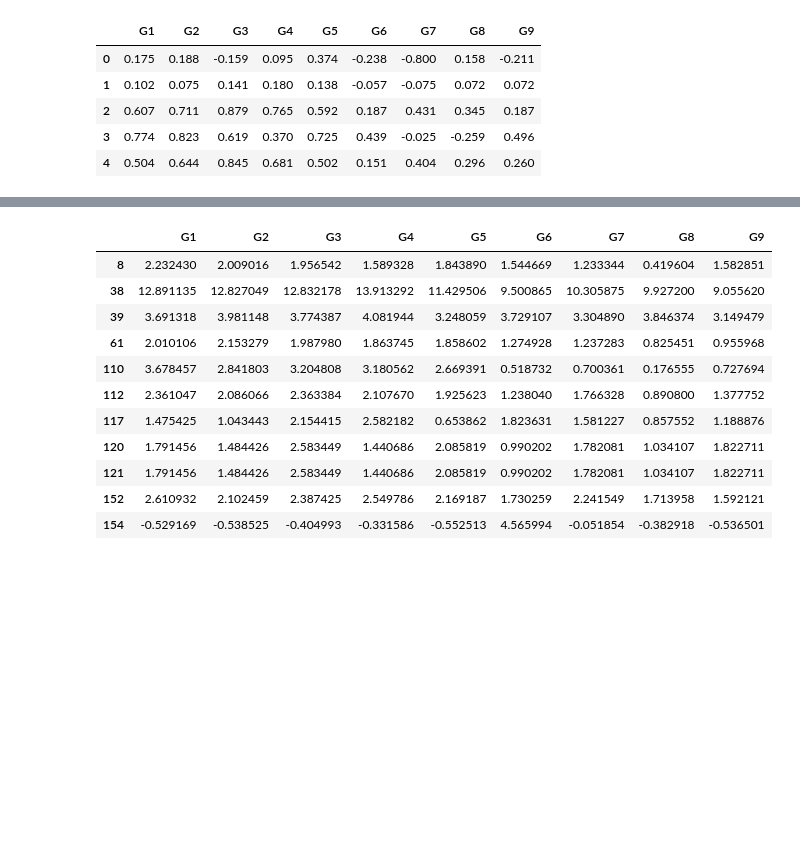
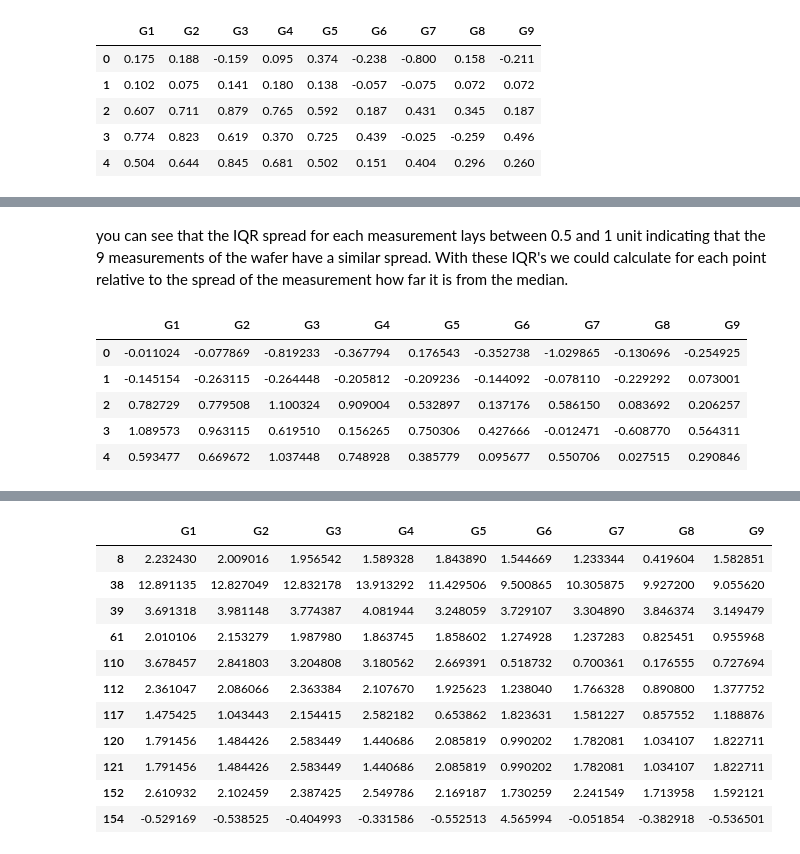
Before and after one commit to LorenzF/data-science-practical-approach, a Jupyter notebook: src/c2_data_preparation/outliers.ipynb, the cells around one changed output, grey strips where cells are left out. Drawn from its saved outputs; the diff is of its cells as text; code cells hidden in the pictures; blank space fills up the shorter version.

```diff
--- a/src/c2_data_preparation/outliers.ipynb
+++ b/src/c2_data_preparation/outliers.ipynb
@@ -5,5 +15,5 @@ import pandas as pd
 # %%
-wafer_df = pd.read_csv('https://openmv.net/file/silicon-wafer-thickness.csv')
+wafer_df = pd.read_csv('https://raw.githubusercontent.com/LorenzF/data-science-practical-approach/main/src/c2_data_preparation/data/silicon-wafer-thickness.csv')
 wafer_df.head()
 # %% [output]
 |  | G1 | G2 | G3 | G4 | G5 | G6 | G7 | G8 | G9 |
@@ -17,2 +45,13 @@ iqr = wafer_df.quantile(0.75)-wafer_df.quantile(0.25)
+# %% [markdown]
+you can see that the IQR spread for each measurement lays between 0.5 and 1 unit indicating that the 9 measurements of the wafer have a similar spread.
+With these IQR's we could calculate for each point relative to the spread of the measurement how far it is from the median.
 # %%
-range_df = (wafer_df-wafer_df.quantile(0.5))/iqr
+relative_spread_df = (wafer_df-wafer_df.median())/iqr
+relative_spread_df.head()
+# %% [output]
+|  | G1 | G2 | G3 | G4 | G5 | G6 | G7 | G8 | G9 |
+| 0 | -0.011024 | -0.077869 | -0.819233 | -0.367794 | 0.176543 | -0.352738 | -1.029865 | -0.130696 | -0.254925 |
+| 1 | -0.145154 | -0.263115 | -0.264448 | -0.205812 | -0.209236 | -0.144092 | -0.078110 | -0.229292 | 0.073001 |
+| 2 | 0.782729 | 0.779508 | 1.100324 | 0.909004 | 0.532897 | 0.137176 | 0.586150 | 0.083692 | 0.206257 |
+| 3 | 1.089573 | 0.963115 | 0.619510 | 0.156265 | 0.750306 | 0.427666 | -0.012471 | -0.608770 | 0.564311 |
+| 4 | 0.593477 | 0.669672 | 1.037448 | 0.748928 | 0.385779 | 0.095677 | 0.550706 | 0.027515 | 0.290846 |
```
Also changed, not shown: parts of 14 cells of this notebook, 1 other file.
